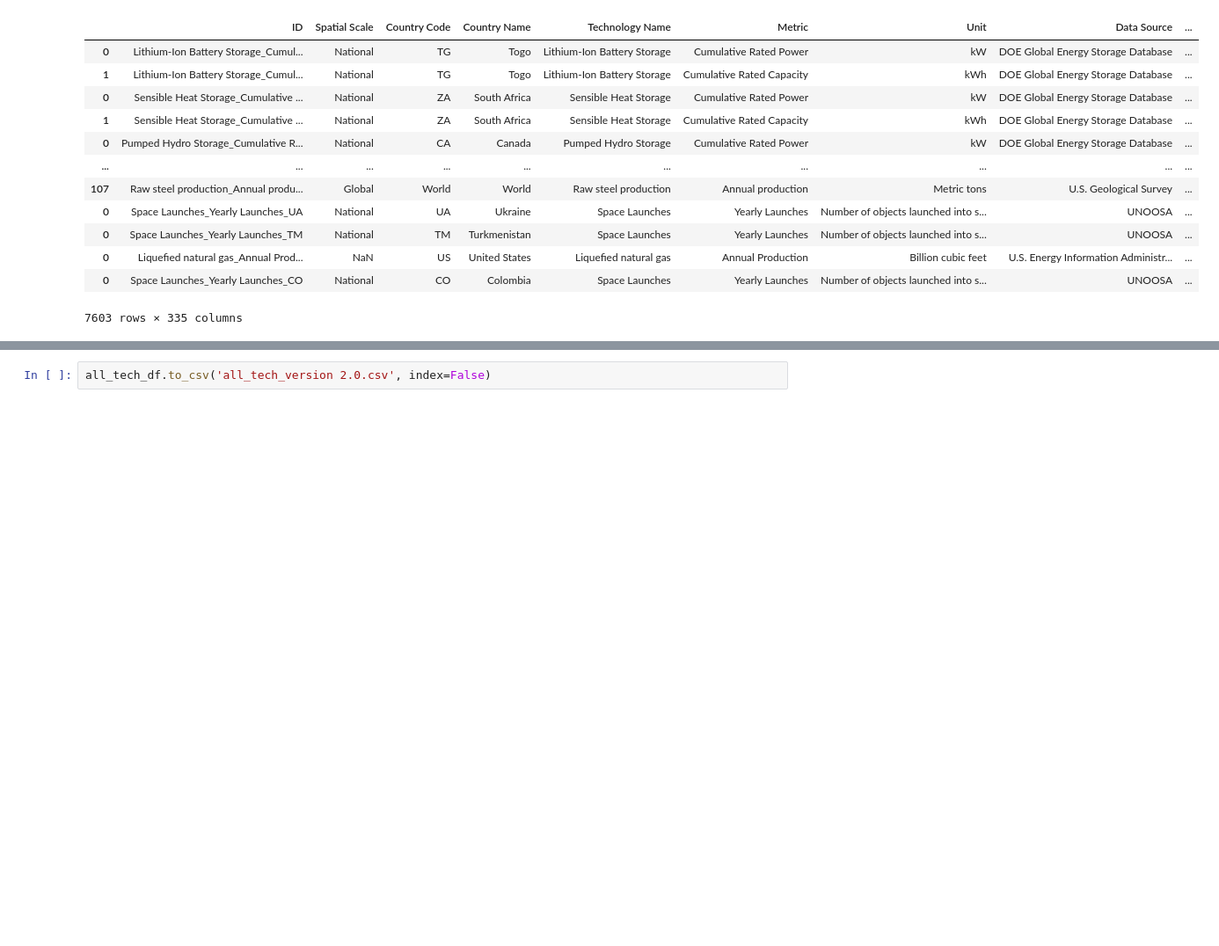
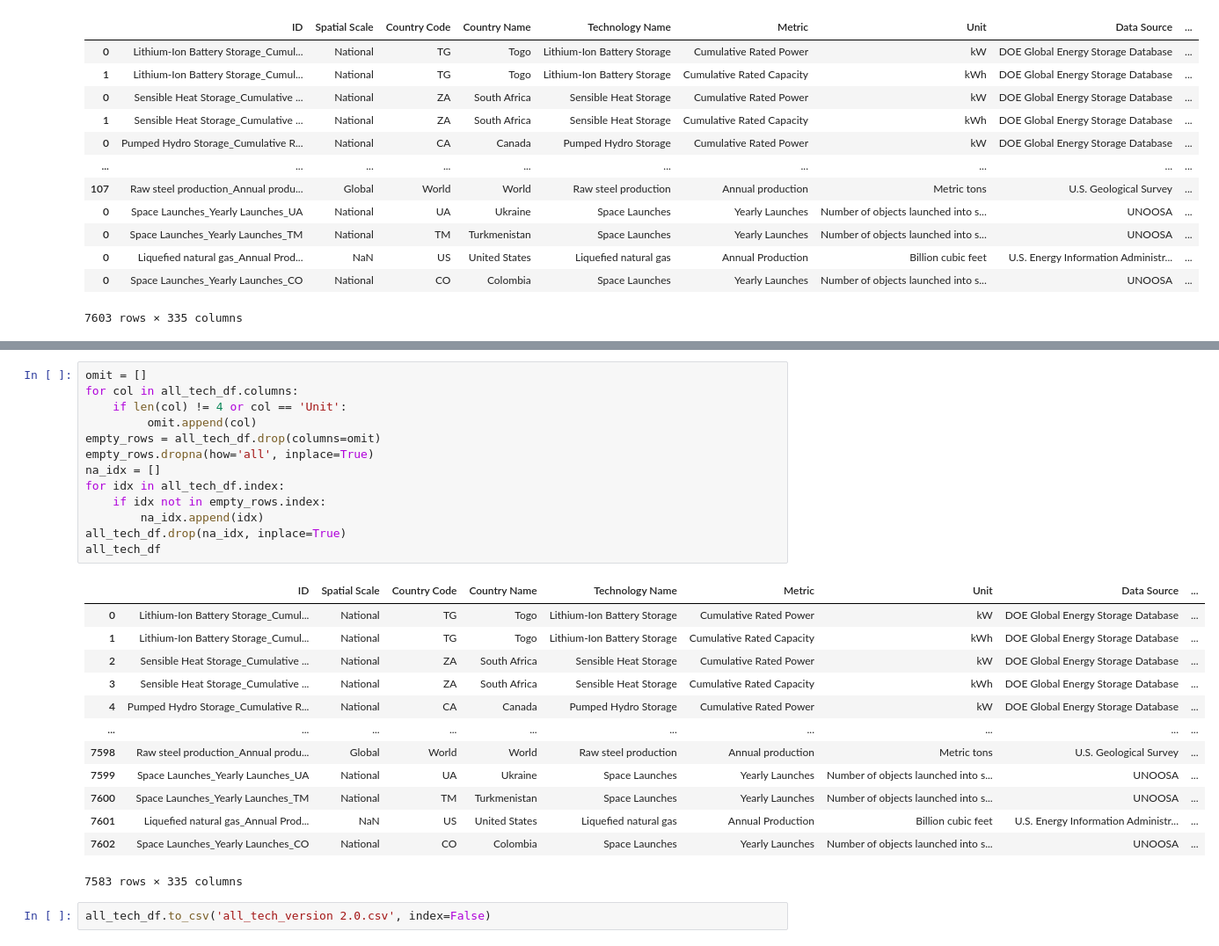
Before and after one commit to ariana848/historical_tech, a Jupyter notebook: compiler.ipynb, the cells around one changed output, grey strips where cells are left out. Shown at 88% size. Saved outputs shown, nothing was run; the diff lists cells and outputs as text; blank space fills up the shorter version.

```diff
--- a/compiler.ipynb
+++ b/compiler.ipynb
@@ -106,3 +117,30 @@ all_tech_df
+# %%
+omit = []
+for col in all_tech_df.columns:
+    if len(col) != 4 or col == 'Unit':
+         omit.append(col)
+empty_rows = all_tech_df.drop(columns=omit)
+empty_rows.dropna(how='all', inplace=True)
+na_idx = []
+for idx in all_tech_df.index:
+    if idx not in empty_rows.index:
+        na_idx.append(idx)
+all_tech_df.drop(na_idx, inplace=True)
+all_tech_df
+# %% [output]
+|  | ID | Spatial Scale | Country Code | Country Name | Technology Name | Metric | Unit | Data Source | ... |
+| 0 | Lithium-Ion Battery Storage_Cumul... | National | TG | Togo | Lithium-Ion Battery Storage | Cumulative Rated Power | kW | DOE Global Energy Storage Database | ... |
+| 1 | Lithium-Ion Battery Storage_Cumul... | National | TG | Togo | Lithium-Ion Battery Storage | Cumulative Rated Capacity | kWh | DOE Global Energy Storage Database | ... |
+| 2 | Sensible Heat Storage_Cumulative ... | National | ZA | South Africa | Sensible Heat Storage | Cumulative Rated Power | kW | DOE Global Energy Storage Database | ... |
+| 3 | Sensible Heat Storage_Cumulative ... | National | ZA | South Africa | Sensible Heat Storage | Cumulative Rated Capacity | kWh | DOE Global Energy Storage Database | ... |
+| 4 | Pumped Hydro Storage_Cumulative R... | National | CA | Canada | Pumped Hydro Storage | Cumulative Rated Power | kW | DOE Global Energy Storage Database | ... |
+| ... | ... | ... | ... | ... | ... | ... | ... | ... | ... |
+| 7598 | Raw steel production_Annual produ... | Global | World | World | Raw steel production | Annual production | Metric tons | U.S. Geological Survey | ... |
+| 7599 | Space Launches_Yearly Launches_UA | National | UA | Ukraine | Space Launches | Yearly Launches | Number of objects launched into s... | UNOOSA | ... |
+| 7600 | Space Launches_Yearly Launches_TM | National | TM | Turkmenistan | Space Launches | Yearly Launches | Number of objects launched into s... | UNOOSA | ... |
+| 7601 | Liquefied natural gas_Annual Prod... | NaN | US | United States | Liquefied natural gas | Annual Production | Billion cubic feet | U.S. Energy Information Administr... | ... |
+| 7602 | Space Launches_Yearly Launches_CO | National | CO | Colombia | Space Launches | Yearly Launches | Number of objects launched into s... | UNOOSA | ... |
+7583 rows × 335 columns
 # %%
 all_tech_df.to_csv('all_tech_version 2.0.csv', index=False)
 # %%
```
Also changed, not shown: parts of 5 cells of this notebook, 6 other files.
